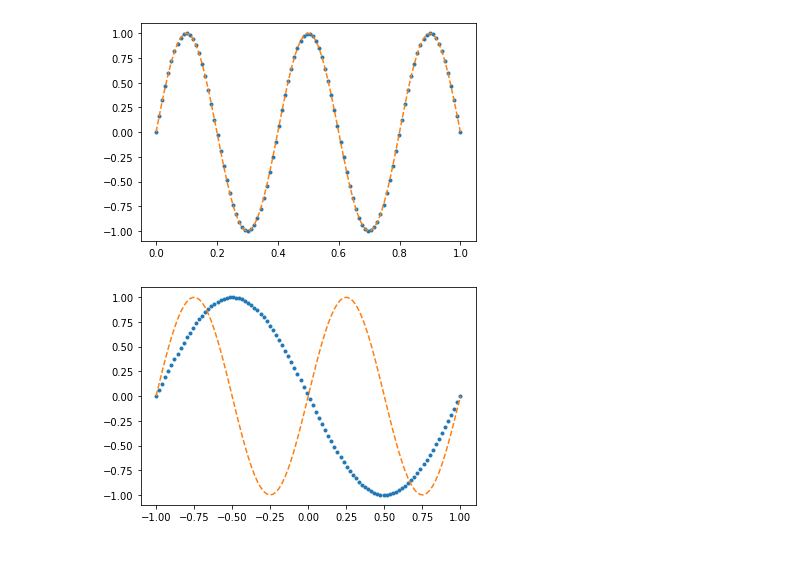
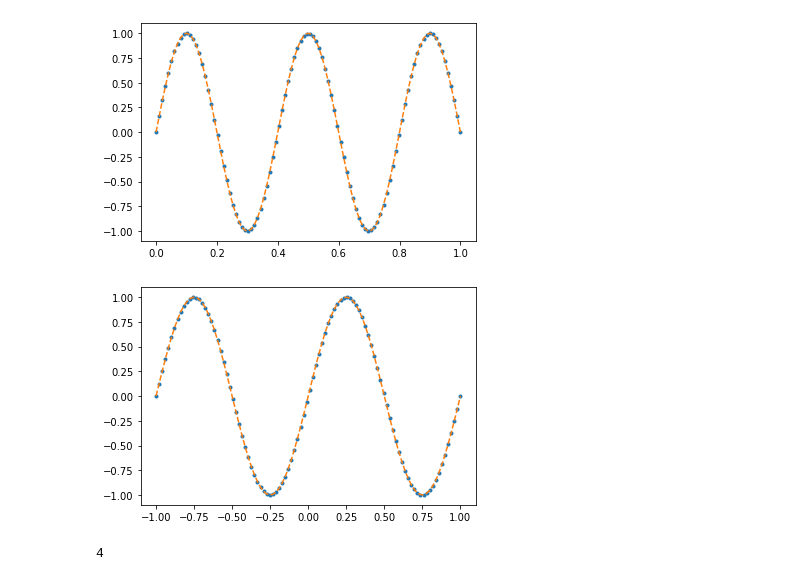
Before and after one commit to ManuelSanchezUribe/hdgmethods, a Jupyter notebook: HDG_Poisson/test_one_element_HDG.ipynb, the cells around one changed output. Saved outputs shown, nothing was run; the diff lists cells and outputs as text; code cells hidden in the pictures.

```diff
--- a/HDG_Poisson/test_one_element_HDG.ipynb
+++ b/HDG_Poisson/test_one_element_HDG.ipynb
@@ -1,6 +1,7 @@
 # %%
 import numpy as np
 import matplotlib.pyplot as plt
+plt.rcParams["figure.figsize"] = (15,3)
 # %%
 from scipy.special import roots_jacobi
 from scipy.special import comb
@@ -216,13 +453,20 @@ plt.show()
 # %%
 xx = np.linspace(-1,1,15)
 fun = lambda x: np.sin(2*np.pi*x)
 fvals = fun(xx)
 fBern = NewtonBernstein(fvals, xx)
 
 xplot = np.linspace(-1,1,100)
-fplot = [de_casteljau(t, fBern, t0=-1, tf=1) for t in xplot]
+fplot = [de_casteljau(t, fBern, t0=0, tf=1) for t in xplot]
 plt.plot(xplot, fplot, '.')
 plt.plot(xplot, fun(xplot), '--')
 plt.show()
 # %% [output]
-[figure, old version]
+[figure, new version]
+# %%
+g = xsym**2
+dg = diff(g,xsym)
+fun = lambdify(xsym, dg)
+fun(2)
+# %% [output]
+4
```
Also changed, not shown: parts of 25 cells of this notebook, 2 other files.
